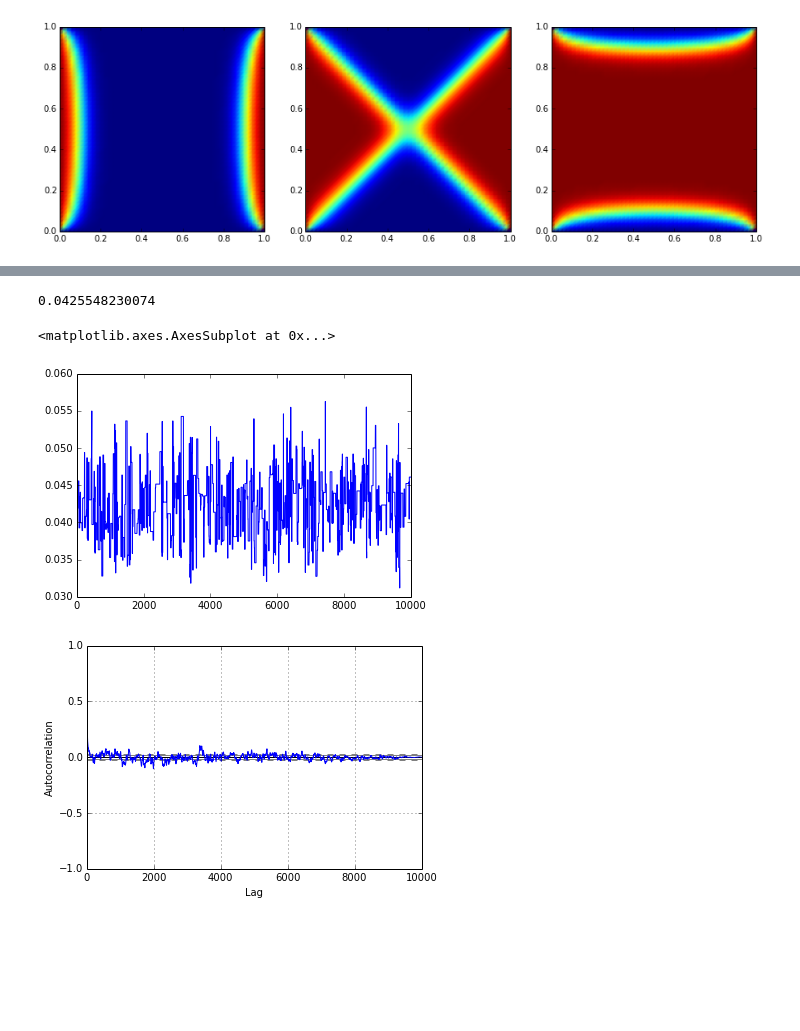
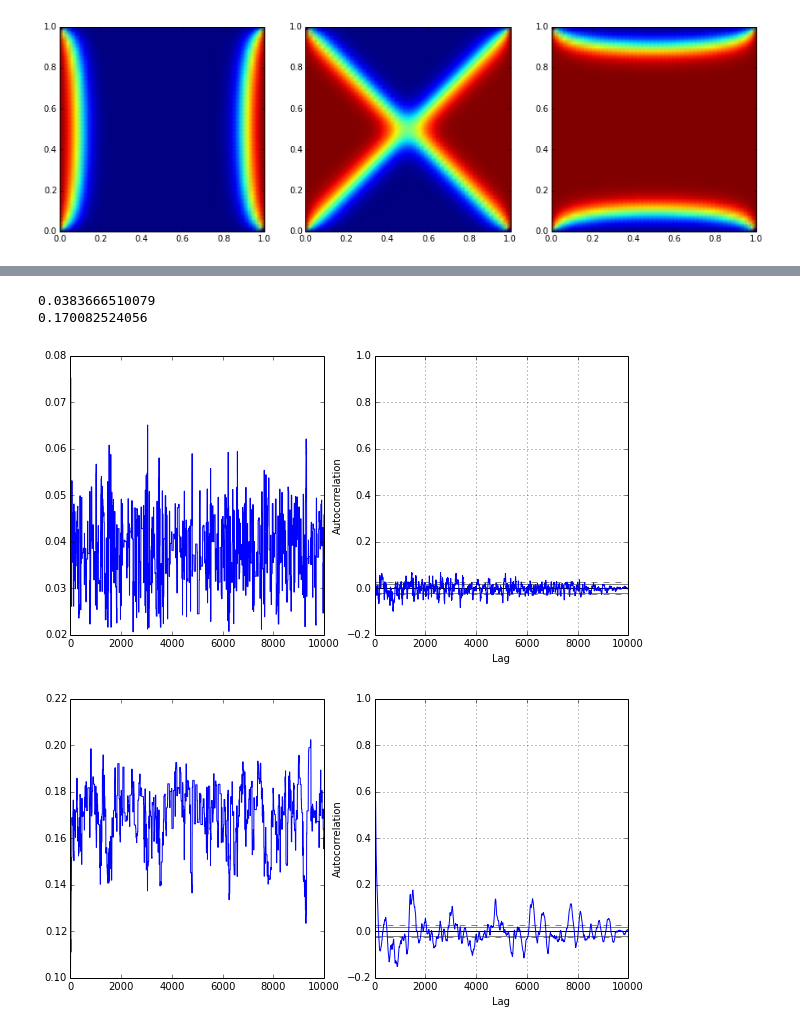
Before and after one commit to jcockayne/bayesian_pdes, a Jupyter notebook: notebooks/Allen-Cahn.ipynb, the cells around one changed output, grey strips where cells are left out. Cells and saved outputs as stored; diff of their text form; code cells hidden in the pictures; blank space fills up the shorter version.

```diff
--- a/notebooks/Allen-Cahn.ipynb
+++ b/notebooks/Allen-Cahn.ipynb
@@ -400,3 +367,13 @@ design_points = bd.ace(initial_design, 5, 5, loss, optimizer, debug=True)
+# %%
+file_name = 'allen_cahn_designs/n={}.npy'.format(n_pts)
+initial_name = 'allen_cahn_designs/n={}_initial.npy'.format(n_pts)
+if not os.path.exists(file_name):
+    design_points = bd.ace(initial_design, 5, 10, loss, optimizer, debug=True)
+    np.save(file_name, design_points)
+    np.save(initial_name, initial_design)
+else:
+    initial_design = np.load(initial_name)
+    design_points = np.load(file_name)
 # %%
 collocate_interior = design_points
 kern_mat = np.exp(-distance.cdist(collocate_interior, collocate_interior) / (2*z_length_scale**2))
@@ -484,22 +458,24 @@ def delta_log_prior(delta):
 
 #prev_delta = (delta_max + delta_min) / 2.
 prev_delta = 0.04
-delta_proposal_variance = 5e-2
+delta_proposal_variance = 5e-2 # good up to n=40
+#delta_proposal_variance = 5e-3 # need this at n=80
 z_proposal_variance = 0.5
+ls_proposal_variance = 1e-2
 z_samples = 1000
-z_mesh_size = 50
 
-#solutions_lambda = lambda delta: retry(lambda: find_solutions(delta, 50), 5, lambda s: len(s) == 3, True)
-#print '  Generating solutions'
-cur_solutions = find_solutions(prev_delta, z_mesh_size)
+cur_solutions = find_solutions(prev_delta, fem_mesh_size)
 
-likelihood = LikelihoodClass(cur_solutions, prev_delta, design_points)
+likelihood = LikelihoodClass(cur_solutions, prev_delta, design_points, fem_mesh_size)
 class ProposalClass(object):
     def __init__(self):
         self.proposal_ix = 0
 
     def propose_delta(self, delta):
         return np.random.normal(delta, delta_proposal_variance)
+
+    def propose_ls(self, ls):
+        return np.random.normal(ls, ls_proposal_variance)
 
     def propose_solution(self):
         return np.random.choice(3)
@@ -508,11 +484,13 @@ class ProposalClass(object):
         if self.proposal_ix == 0:
             solution = current[0]
             delta = self.propose_delta(current[1])
+            ls = self.propose_ls(current[2]) if sample_ls else current[2]
         else:
             solution = self.propose_solution()
             delta = current[1]
+            ls = current[2]
         self.proposal_ix = 1 if self.proposal_ix == 0 else 0
-        return np.array([solution, delta])
+        return np.array([solution, delta, ls])
 propose = ProposalClass()
 # %%
 plt.figure(figsize=(15,5))
@@ -537,2 +523,2 @@ plt.plot(deltas, np.exp(likelihoods))
 # %%
-samples = mcmc.rwm(n_iter, propose, likelihood, delta_log_prior, np.array([0, 0.04]))
+samples = mcmc.rwm(n_iter, propose, likelihood, delta_log_prior, np.array([0, 0.04, init_ls]))
@@ -544,17 +534,19 @@ from pandas.tools.plotting import autocorrelation_plot
 # %%
 burn = 0
 thin = 1
-thinned_burned = samples[burn::thin,1]
-plt.plot(thinned_burned)
-print(np.mean(thinned_burned))
-plt.figure()
-
-autocorrelation_plot(thinned_burned)
+for ix in [1,2]:
+    thinned_burned = samples[burn::thin,ix]
+    plt.figure(figsize=(10,5))
+    plt.subplot(121)
+    plt.plot(thinned_burned)
+    print(np.mean(thinned_burned))
+    ax = plt.subplot(122)
+    autocorrelation_plot(thinned_burned, ax)
 # %% [output]
-0.0425548230074
+0.0383666510079
+0.170082524056
-<matplotlib.axes.AxesSubplot at 0x...>
-[figure, old version]
+[figure, new version]
-[figure, old version]
+[figure, new version]
 # %%
 import scipy.stats
 delta_samples = samples[:,1]
```
Also changed, not shown: parts of 23 cells of this notebook, 16 other files.
